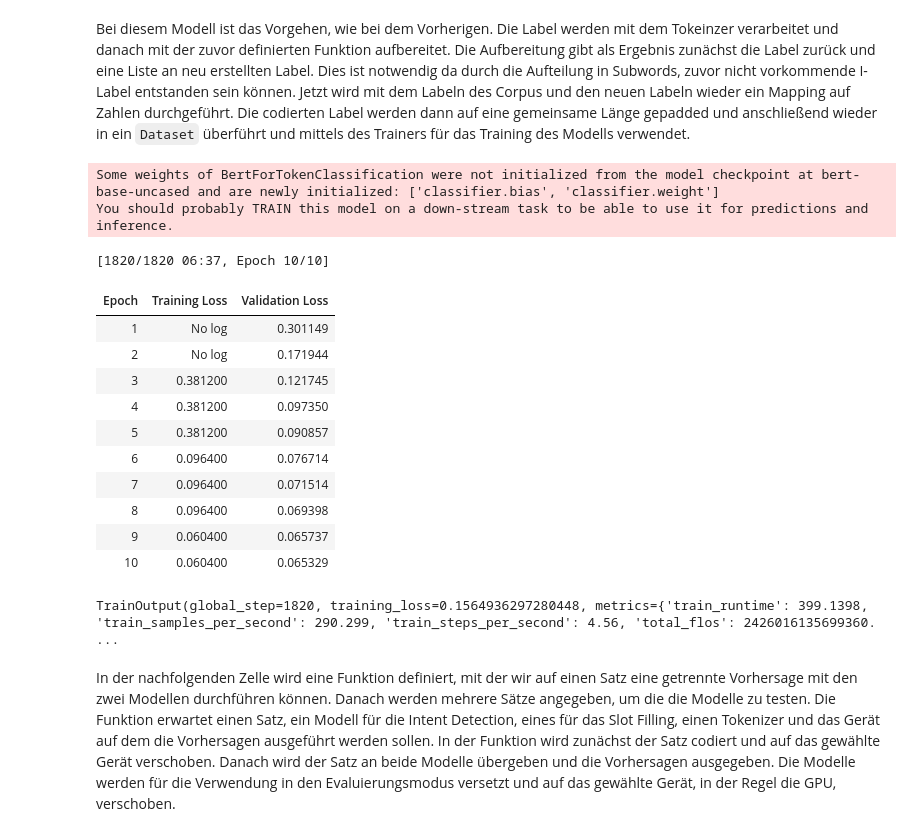
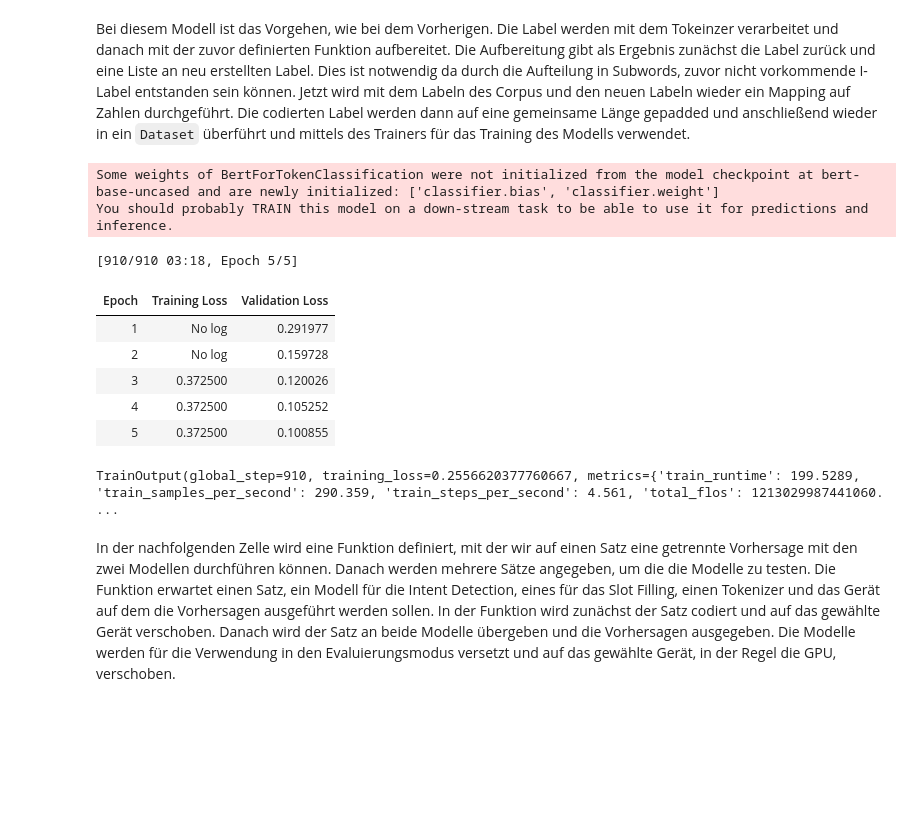
Before and after one commit to TTomczek/nlp-intent-and-slot-filling, a Jupyter notebook: joint-intent-detection-and-slot-filling.ipynb, the cells around one changed output. Drawn from its saved outputs; the diff is of its cells as text; code cells hidden in the pictures; blank space fills up the shorter version.

```diff
--- a/joint-intent-detection-and-slot-filling.ipynb
+++ b/joint-intent-detection-and-slot-filling.ipynb
@@ -299,9 +305,12 @@ class IOBCorpusReader(CategorizedPlaintextCorpusReader):
             yield sentence, intent, slots
 
     def all_slots(self):
-
         with open(self.corpus_root + '/slots.txt', 'r') as slots_file:
             return slots_file.read().splitlines()
+
+    def all_labels(self):
+        with open(self.corpus_root + '/intents.txt', 'r') as intents_file:
+            return intents_file.read().splitlines()
 
 
 file_pattern = r'.*/[0-9a-f]{8}-[0-9a-f]{4}-4[0-9a-f]{3}-[89ab][0-9a-f]{3}-[0-9a-f]{12}\.txt'
@@ -475,7 +482,7 @@ test_slot_labels = [[slot_label_mapping[tag] for tag in tags] for tags in test_s
 
 # Hier Fehler weil 0 = I_country??!?!
 def pad_labels(labels, max_len):
-    return [label + [0] * (max_len - len(label)) for label in labels]
+    return [label + [slot_label_mapping["PAD"]] * (max_len - len(label)) for label in labels]
 
 train_max_len = max(len(encoding) for encoding in train_encodings_slots['input_ids'])
 train_slot_labels = torch.tensor(pad_labels(train_slot_labels, train_max_len))
@@ -502,46 +509,41 @@ def encode_examples_slots(examples):
         "labels": torch.tensor(examples["labels"])
     }
 
 train_dataset_slots = train_dataset_slots.map(encode_examples_slots, batched=True)
 test_dataset_slots = test_dataset_slots.map(encode_examples_slots, batched=True)
 
 model_slots = BertForTokenClassification.from_pretrained("bert-base-uncased", num_labels=len(slot_label_mapping))
 
 training_args_slots = TrainingArguments(
     output_dir="./slot_filling_results",
     learning_rate=2e-5,
     per_device_train_batch_size=16,
     per_device_eval_batch_size=16,
-    num_train_epochs=10,
+    num_train_epochs=5,
     eval_strategy="epoch",
     logging_dir='./logs',
     report_to=[],
 )
 
 trainer_slots = Trainer(
     model=model_slots,
     args=training_args_slots,
     train_dataset=train_dataset_slots,
     eval_dataset=test_dataset_slots,
 )
 
 trainer_slots.train()
 # %% [output]
 Some weights of BertForTokenClassification were not initialized from the model checkpoint at bert-base-uncased and are newly initialized: ['classifier.bias', 'classifier.weight']
 You should probably TRAIN this model on a down-stream task to be able to use it for predictions and inference.
-[1820/1820 06:37, Epoch 10/10]
+[910/910 03:18, Epoch 5/5]
 | Epoch | Training Loss | Validation Loss |
-| 1 | No log | 0.301149 |
-| 2 | No log | 0.171944 |
-| 3 | 0.381200 | 0.121745 |
-| 4 | 0.381200 | 0.097350 |
-| 5 | 0.381200 | 0.090857 |
-| 6 | 0.096400 | 0.076714 |
-| 7 | 0.096400 | 0.071514 |
-| 8 | 0.096400 | 0.069398 |
-| 9 | 0.060400 | 0.065737 |
-| 10 | 0.060400 | 0.065329 |
+| 1 | No log | 0.291977 |
+| 2 | No log | 0.159728 |
+| 3 | 0.372500 | 0.120026 |
+| 4 | 0.372500 | 0.105252 |
+| 5 | 0.372500 | 0.100855 |
-TrainOutput(global_step=1820, training_loss=0.1564936297280448, metrics={'train_runtime': 399.1398, 'train_samples_per_second': 290.299, 'train_steps_per_second': 4.56, 'total_flos': 2426016135699360. ...
+TrainOutput(global_step=910, training_loss=0.2556620377760667, metrics={'train_runtime': 199.5289, 'train_samples_per_second': 290.359, 'train_steps_per_second': 4.561, 'total_flos': 1213029987441060. ...
 # %% [markdown]
 In der nachfolgenden Zelle wird eine Funktion definiert, mit der wir auf einen Satz eine getrennte Vorhersage mit den zwei Modellen durchführen können. Danach werden mehrere Sätze angegeben, um die die Modelle zu testen.
 Die Funktion erwartet einen Satz, ein Modell für die Intent Detection, eines für das Slot Filling, einen Tokenizer und das Gerät auf dem die Vorhersagen ausgeführt werden sollen.
```
Also changed, not shown: parts of 9 cells of this notebook, 30 other files.
